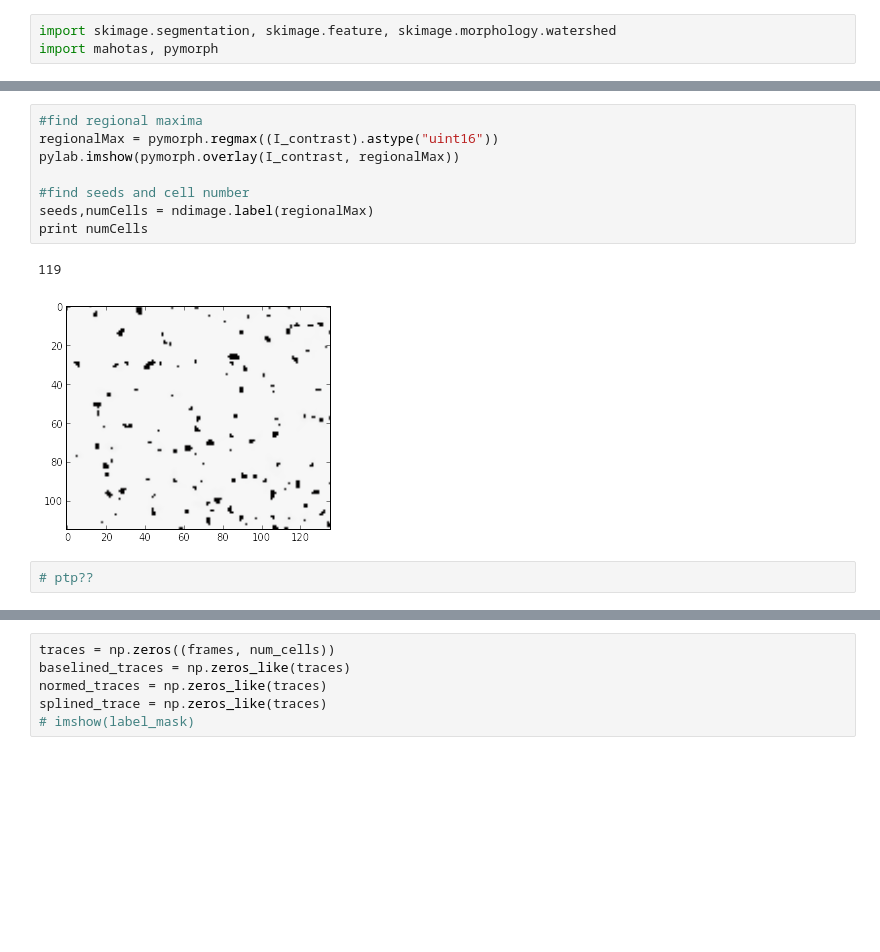
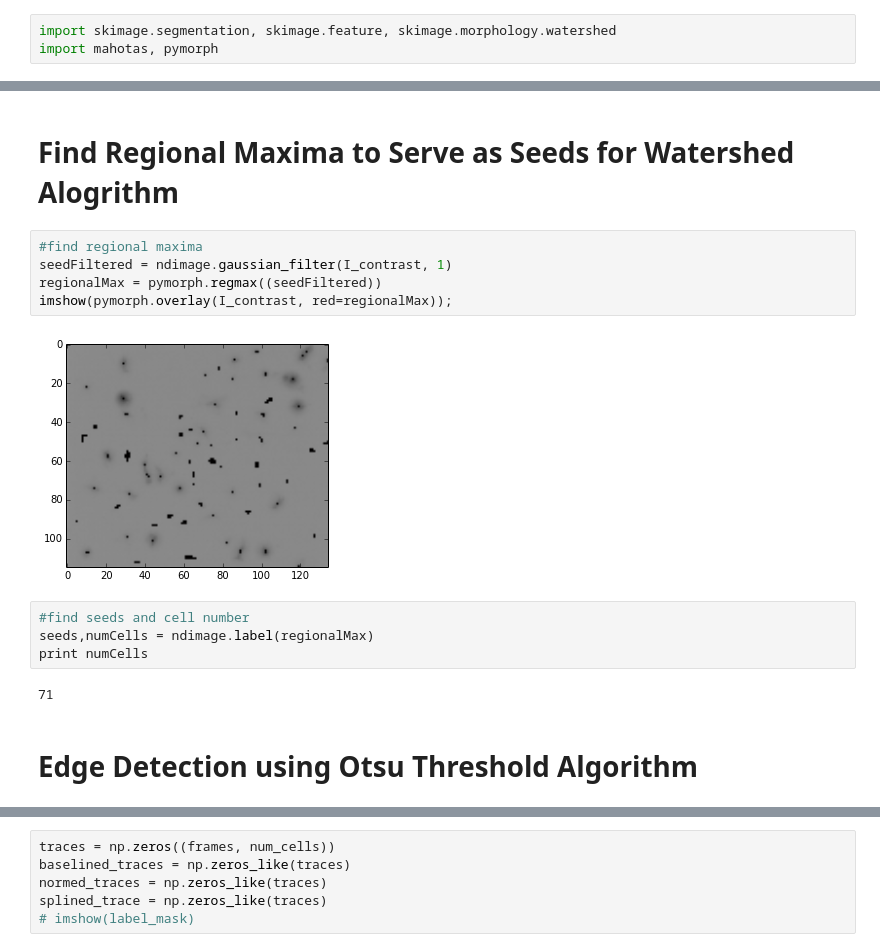
Before and after one commit to dattalab/celljail, a Jupyter notebook: Local correlation method-Copy2.ipynb, the cells around one changed output, grey strips where cells are left out. Saved outputs shown, nothing was run; the diff lists cells and outputs as text; blank space fills up the shorter version.

```diff
--- a/Local correlation method-Copy2.ipynb
+++ b/Local correlation method-Copy2.ipynb
@@ -66,14 +69,18 @@ imshow(I_contrast)
+# %% [markdown]
+# Find Regional Maxima to Serve as Seeds for Watershed Alogrithm
+# %%
+#find regional maxima
+seedFiltered = ndimage.gaussian_filter(I_contrast, 1)
+regionalMax = pymorph.regmax((seedFiltered))
+imshow(pymorph.overlay(I_contrast, red=regionalMax));
+# %% [output]
+[figure, added]
 # %%
-#find regional maxima
-regionalMax = pymorph.regmax((I_contrast).astype("uint16"))
-pylab.imshow(pymorph.overlay(I_contrast, regionalMax))
-
 #find seeds and cell number
 seeds,numCells = ndimage.label(regionalMax)
 print numCells
 # %% [output]
-119
+71
-[figure, removed]
-# %%
-# ptp??
+# %% [markdown]
+# Edge Detection using Otsu Threshold Algorithm
 # %%
```
Also changed, not shown: parts of 40 cells of this notebook.
